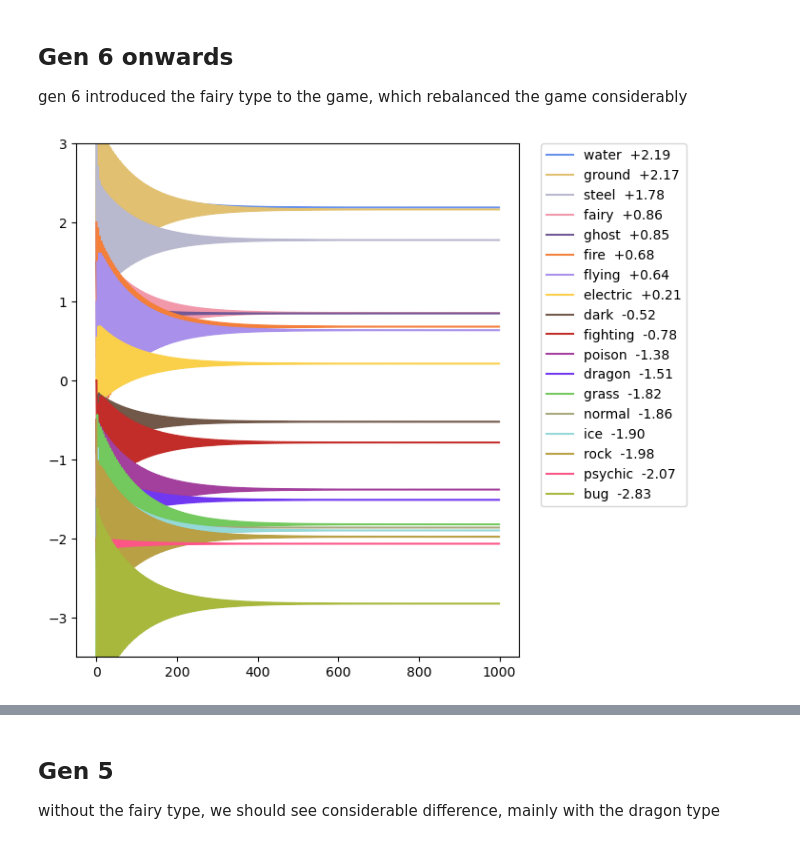
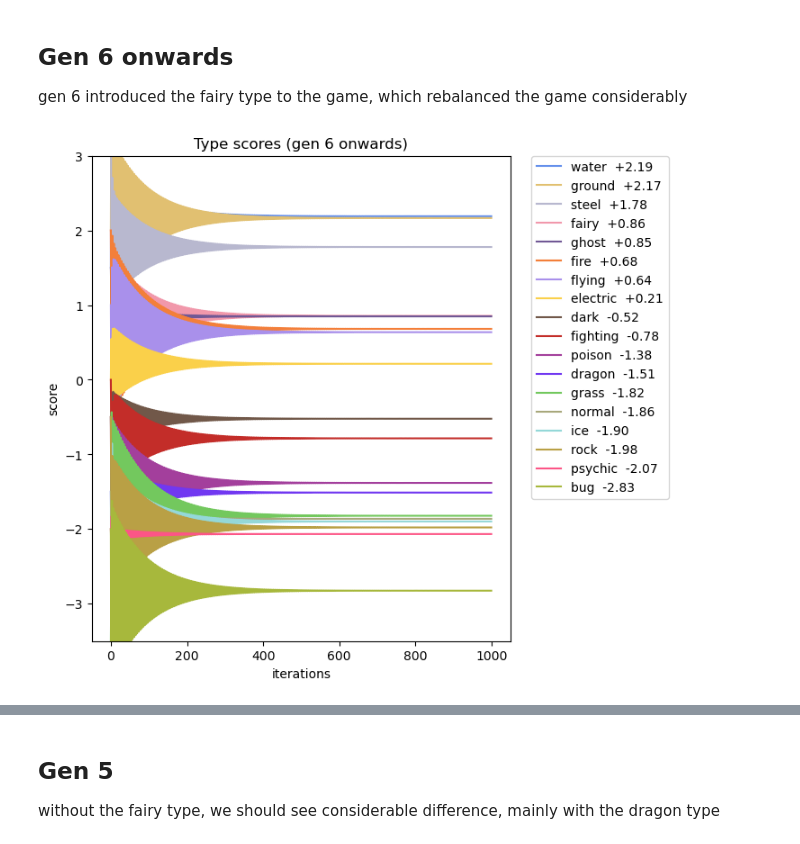
Before and after one commit to Gustavo-Rubo/pokemon-types, a Jupyter notebook: types.ipynb, the cells around one changed output, grey strips where cells are left out. Saved outputs shown, nothing was run; the diff lists cells and outputs as text; code cells hidden in the pictures.

```diff
--- a/types.ipynb
+++ b/types.ipynb
@@ -108,13 +104,16 @@ final_scores_6 = pd.Series(data=scores[n_iterations-1], index=types)
 # %%
 plt.figure(figsize=(6, 7))
 for i in scores[n_iterations-1].argsort()[::-1]:
     plt.plot(scores[:, i], color=colors[i], label=f'{types[i]}  {scores[:, i][n_iterations-1]:+.2f}')
 
 plt.ylim([-3.5, 3])
+plt.title('type scores (gen 6 onwards)')
+plt.xlabel('iterations')
+plt.ylabel('score')
 plt.legend(bbox_to_anchor=(1.05, 1), loc=2, borderaxespad=0.)
 plt.show()
 # %% [output]
-[figure, old version]
+[figure, new version]
 # %%
 plt.figure(figsize=(6, 7))
 for i in def_scores[n_iterations-1].argsort()[::-1]:
```
Also changed, not shown: parts of 16 cells of this notebook, 1 other file.
